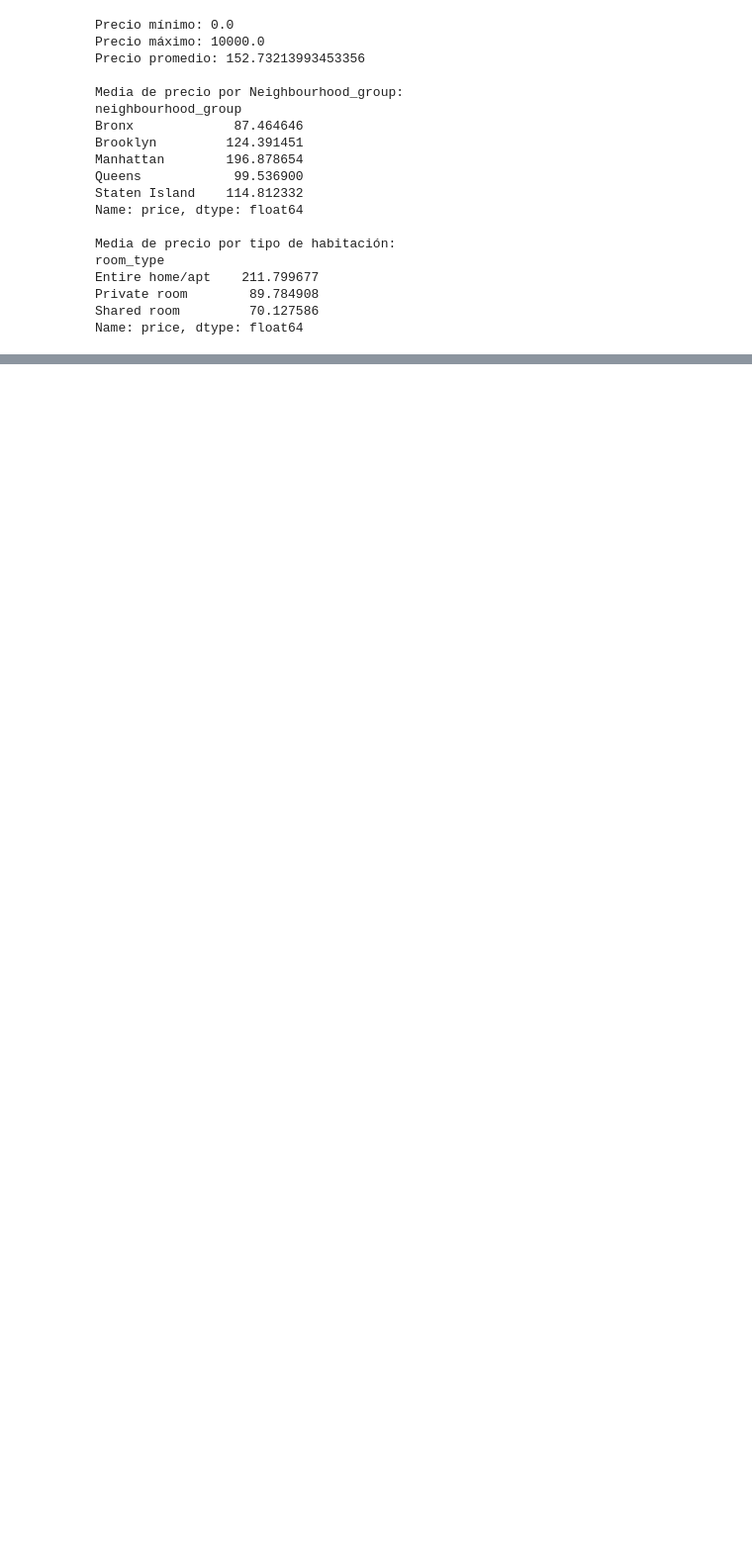
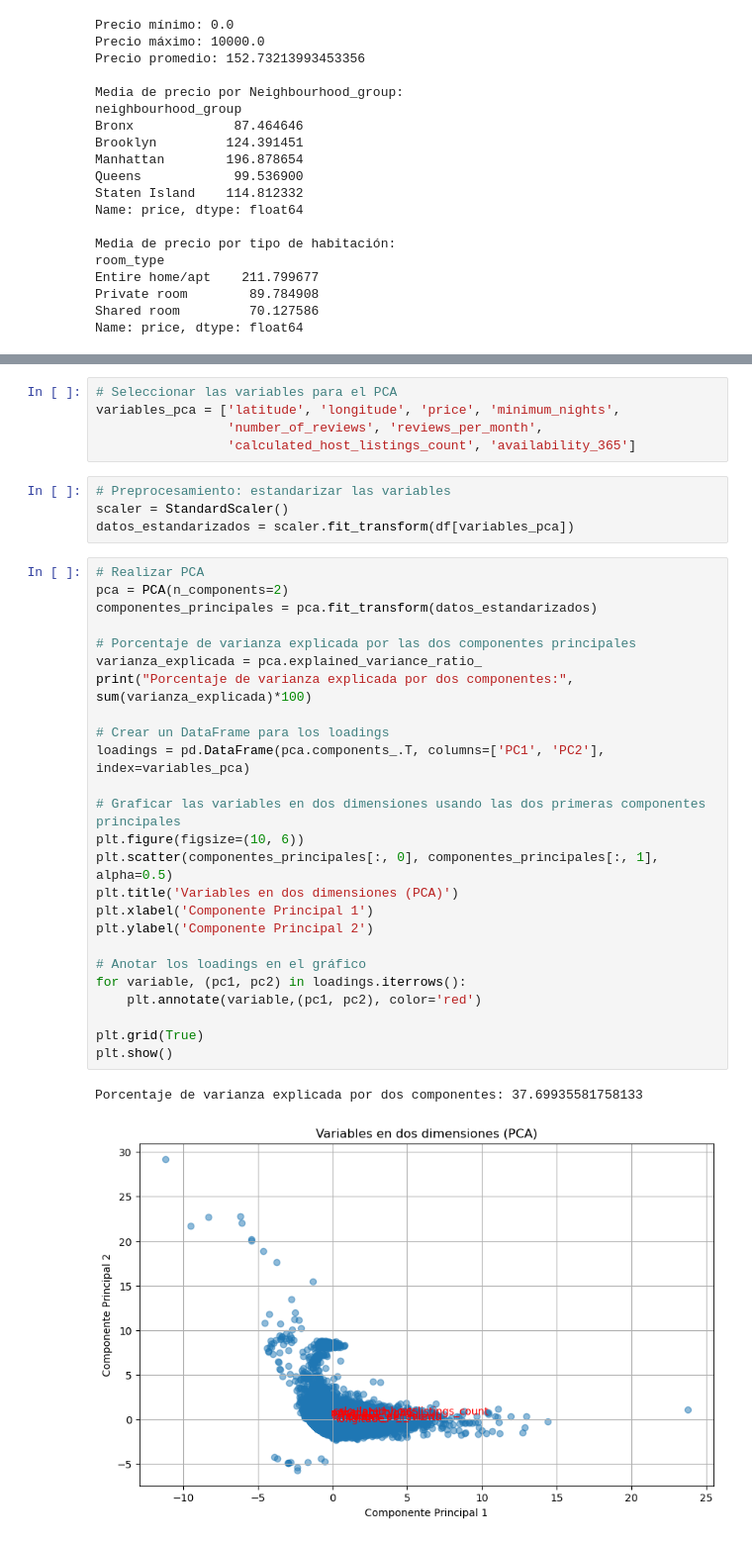
Before and after one commit to Ninadcp/BIGDATA, a Jupyter notebook: tp2/Parte 2 .ipynb, the cells around one changed output, grey strips where cells are left out. Shown: that part at 99% size. Cells and saved outputs as stored; diff of their text form; blank space fills up the shorter version.

```diff
--- a/tp2/Parte 2 .ipynb
+++ b/tp2/Parte 2 .ipynb
@@ -233,0 +343,37 @@ Name: price, dtype: float64
+# %%
+# Seleccionar las variables para el PCA
+variables_pca = ['latitude', 'longitude', 'price', 'minimum_nights',
+                 'number_of_reviews', 'reviews_per_month',
+                 'calculated_host_listings_count', 'availability_365']
+# %%
+# Preprocesamiento: estandarizar las variables
+scaler = StandardScaler()
+datos_estandarizados = scaler.fit_transform(df[variables_pca])
+# %%
+# Realizar PCA
+pca = PCA(n_components=2)
+componentes_principales = pca.fit_transform(datos_estandarizados)
+
+# Porcentaje de varianza explicada por las dos componentes principales
+varianza_explicada = pca.explained_variance_ratio_
+print("Porcentaje de varianza explicada por dos componentes:", sum(varianza_explicada)*100)
+
+# Crear un DataFrame para los loadings
+loadings = pd.DataFrame(pca.components_.T, columns=['PC1', 'PC2'], index=variables_pca)
+
+# Graficar las variables en dos dimensiones usando las dos primeras componentes principales
+plt.figure(figsize=(10, 6))
+plt.scatter(componentes_principales[:, 0], componentes_principales[:, 1], alpha=0.5)
+plt.title('Variables en dos dimensiones (PCA)')
+plt.xlabel('Componente Principal 1')
+plt.ylabel('Componente Principal 2')
+
+# Anotar los loadings en el gráfico
+for variable, (pc1, pc2) in loadings.iterrows():
+    plt.annotate(variable,(pc1, pc2), color='red')
+
+plt.grid(True)
+plt.show()
+# %% [output]
+Porcentaje de varianza explicada por dos componentes: 37.69935581758133
+[figure, added]
```
Also changed, not shown: parts of 4 cells of this notebook.
